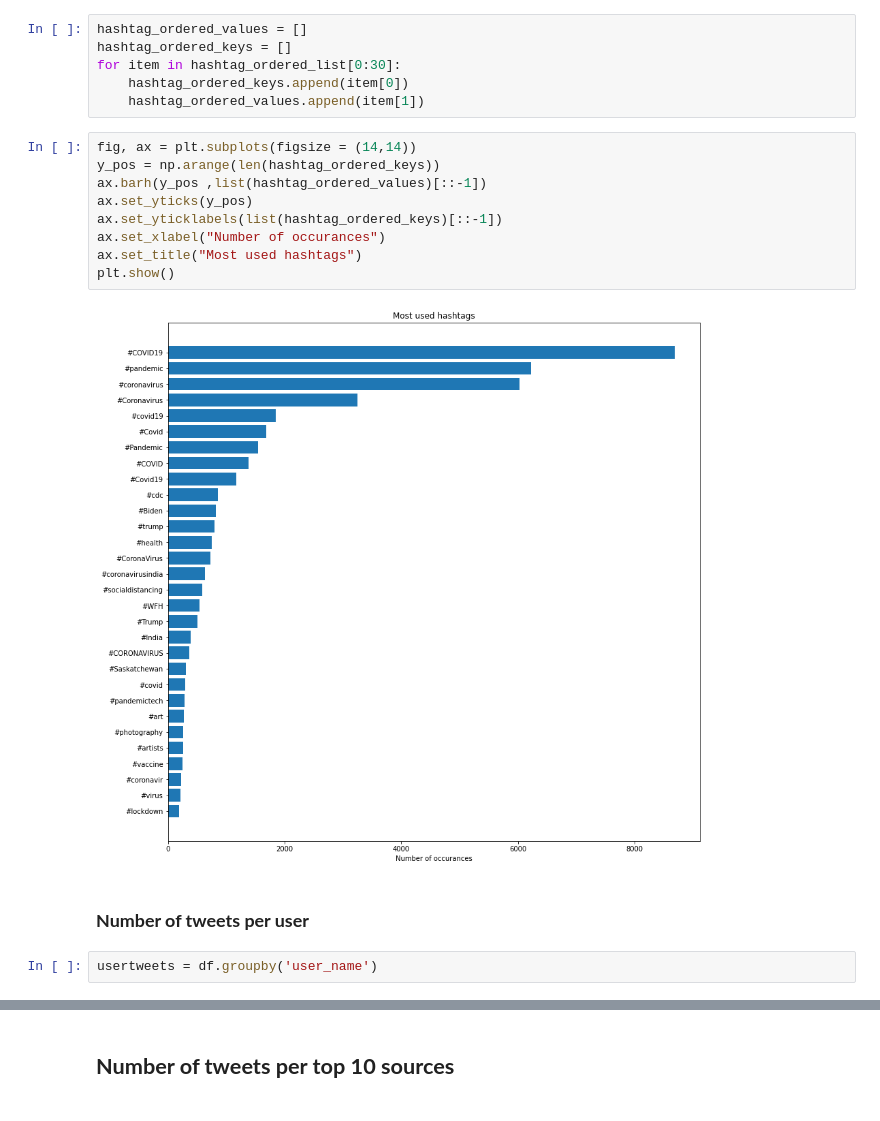
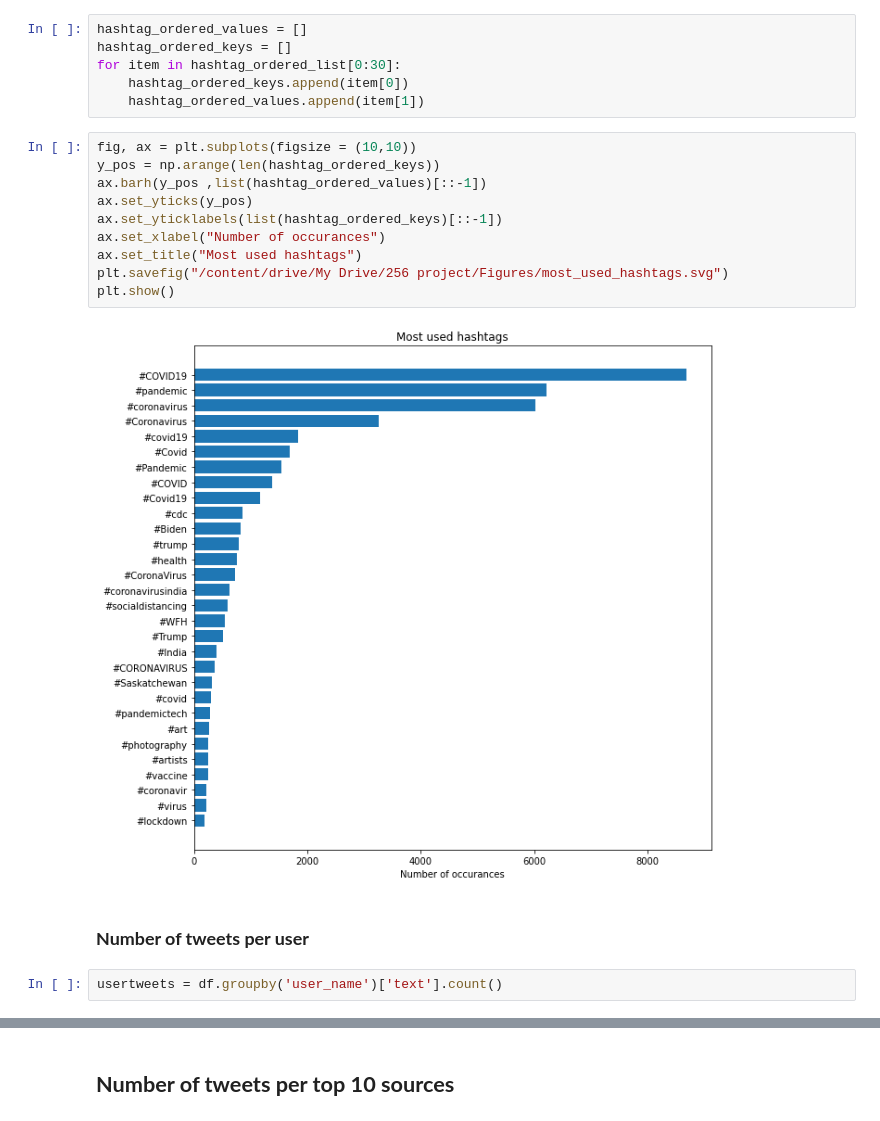
Before and after one commit to rakshitha-sathyakumar/twitter-COVID-19-analysis, a Jupyter notebook: pre-processing/data_preproccesing.ipynb, the cells around one changed output, grey strips where cells are left out. Drawn from its saved outputs; the diff is of its cells as text.

```diff
--- a/pre-processing/data_preproccesing.ipynb
+++ b/pre-processing/data_preproccesing.ipynb
@@ -289,17 +288,18 @@ for item in hashtag_ordered_list[0:30]:
     hashtag_ordered_keys.append(item[0])
     hashtag_ordered_values.append(item[1])
 # %%
-fig, ax = plt.subplots(figsize = (14,14))
+fig, ax = plt.subplots(figsize = (10,10))
 y_pos = np.arange(len(hashtag_ordered_keys))
 ax.barh(y_pos ,list(hashtag_ordered_values)[::-1])
 ax.set_yticks(y_pos)
 ax.set_yticklabels(list(hashtag_ordered_keys)[::-1])
 ax.set_xlabel("Number of occurances")
 ax.set_title("Most used hashtags")
+plt.savefig("/content/drive/My Drive/256 project/Figures/most_used_hashtags.svg")
 plt.show()
 # %% [output]
-[figure, old version]
+[figure, new version]
 # %% [markdown]
 ### **Number of tweets per user**
 # %%
-usertweets = df.groupby('user_name')
+usertweets = df.groupby('user_name')['text'].count()
```
Also changed, not shown: parts of 12 cells of this notebook.
